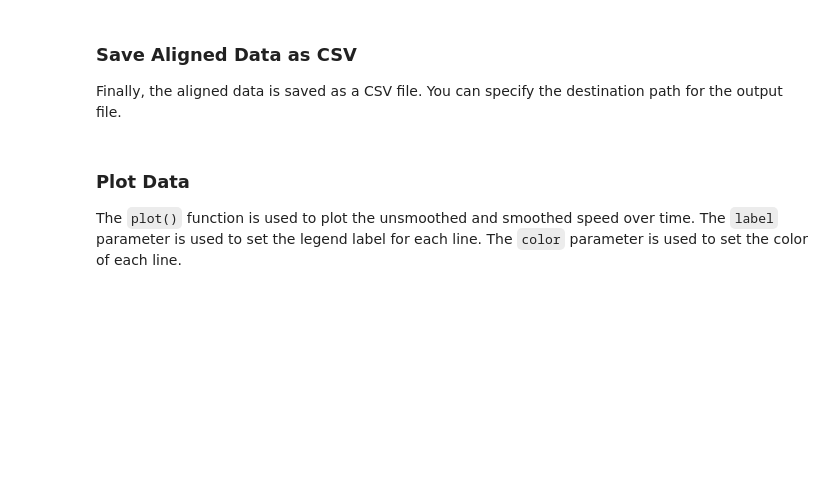
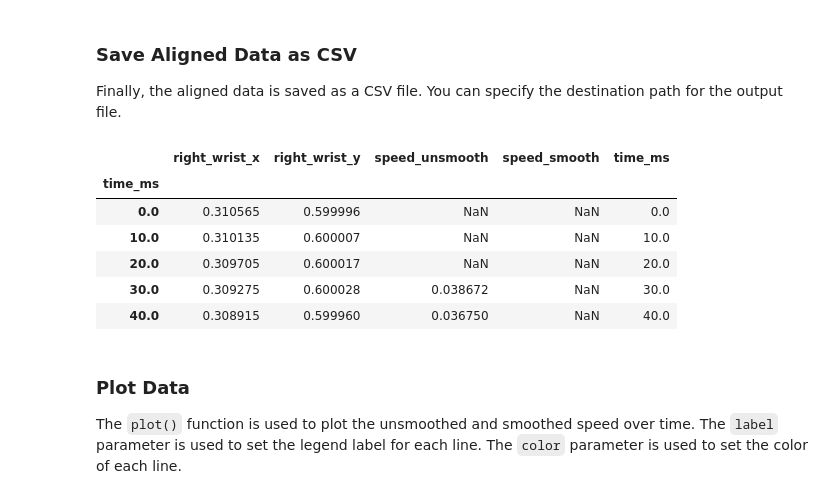
Before and after one commit to walterdych/Co-Speech-Gesture-Automation, a Jupyter notebook: SUPER_COMPUTING_SCRIPTS/2_speed_align_notebook.ipynb, the cells around one changed output. Cells and saved outputs as stored; diff of their text form; code cells hidden in the pictures; blank space fills up the shorter version.

```diff
--- a/SUPER_COMPUTING_SCRIPTS/2_speed_align_notebook.ipynb
+++ b/SUPER_COMPUTING_SCRIPTS/2_speed_align_notebook.ipynb
@@ -97,8 +153,16 @@ Finally, the aligned data is saved as a CSV file. You can specify the destinatio
 # %%
 # Save the aligned data as a CSV file
 aligned_df['time_ms'] = pd.to_numeric(aligned_df.index)
-aligned_df.to_csv(f'C:/Users/cosmo/Desktop/Random Scripts/Co-Speech Gesture Automation/Co-Speech-Gesture-Automation/SPEED_FILES/5003_I_'+ KEYPOINT + '_processed_data.csv', index=False)
+aligned_df.to_csv(f'C:/Users/cosmo/Desktop/Random Scripts/Co-Speech Gesture Automation/Co-Speech-Gesture-Automation/SPEED_FILES/'+ PARTICIPANT + '_' + KEYPOINT + '_processed_data.csv', index=False)
 aligned_df.head()
+# %% [output]
+|  | right_wrist_x | right_wrist_y | speed_unsmooth | speed_smooth | time_ms |
+| time_ms |  |  |  |  |  |
+| 0.0 | 0.310565 | 0.599996 | NaN | NaN | 0.0 |
+| 10.0 | 0.310135 | 0.600007 | NaN | NaN | 10.0 |
+| 20.0 | 0.309705 | 0.600017 | NaN | NaN | 20.0 |
+| 30.0 | 0.309275 | 0.600028 | 0.038672 | NaN | 30.0 |
+| 40.0 | 0.308915 | 0.599960 | 0.036750 | NaN | 40.0 |
 # %% [markdown]
 ### <strong>Plot Data</strong>
 
```
Also changed, not shown: parts of 9 cells of this notebook, 9 other files.
